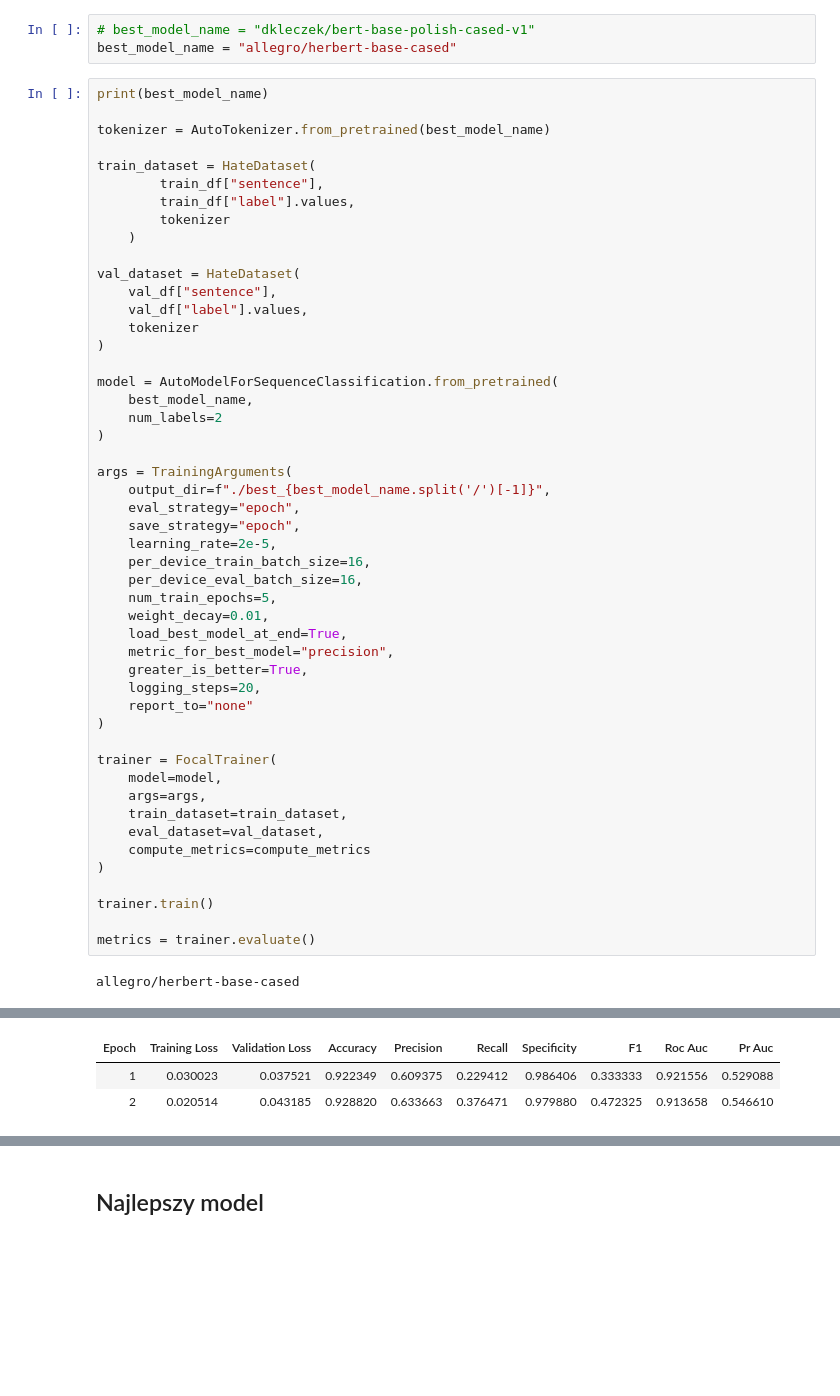
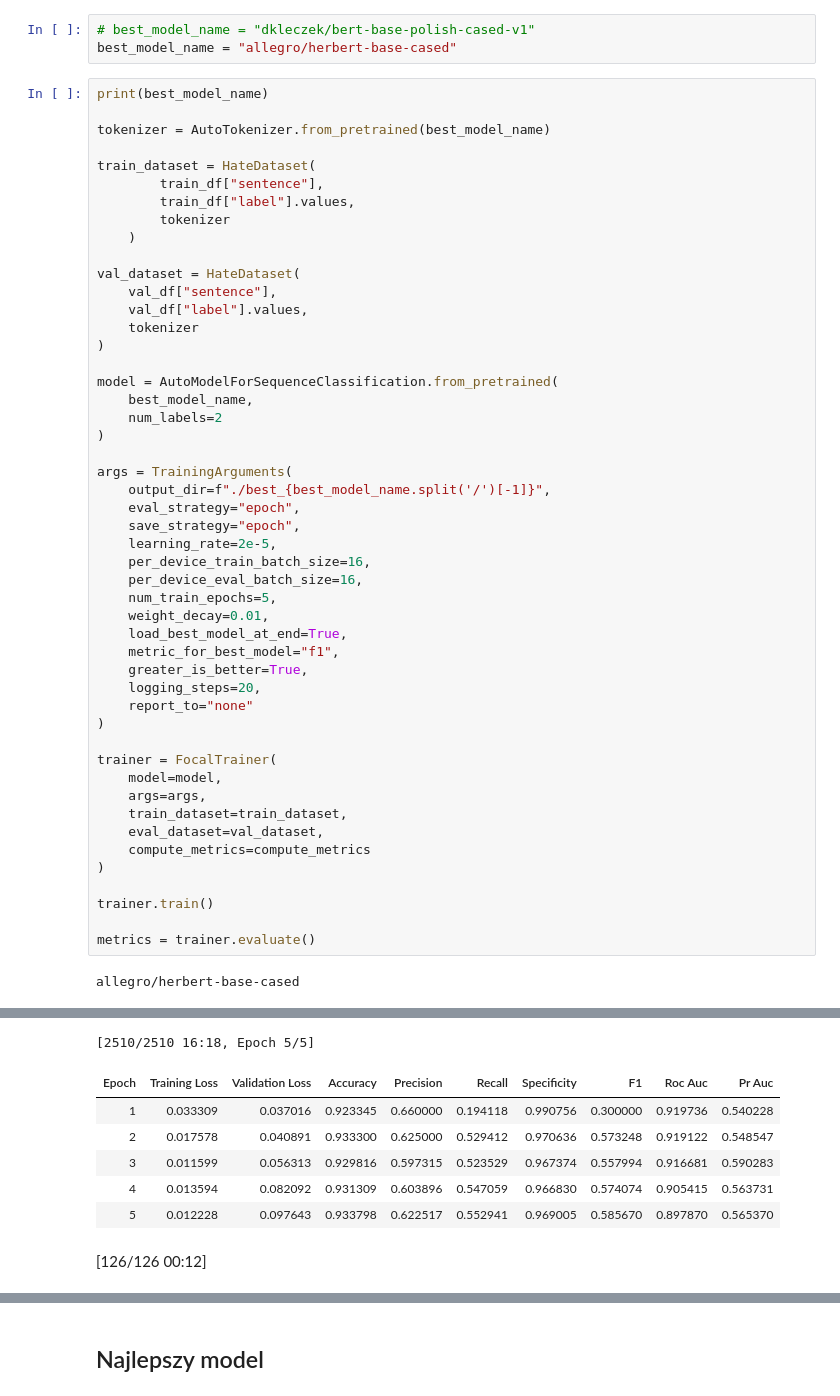
Before and after one commit to szymonsteccc/ssne_26L, a Jupyter notebook: FINAL/rozwiazanie.ipynb, the cells around one changed output, grey strips where cells are left out. Drawn from its saved outputs; the diff is of its cells as text; blank space fills up the shorter version.

```diff
--- a/FINAL/rozwiazanie.ipynb
+++ b/FINAL/rozwiazanie.ipynb
@@ -290,7 +290,7 @@ args = TrainingArguments(
     num_train_epochs=5,
     weight_decay=0.01,
     load_best_model_at_end=True,
-    metric_for_best_model="precision",
+    metric_for_best_model="f1",
     greater_is_better=True,
     logging_steps=20,
     report_to="none"
@@ -331,3 +337,8 @@ Notes:
+[2510/2510 16:18, Epoch 5/5]
 | Epoch | Training Loss | Validation Loss | Accuracy | Precision | Recall | Specificity | F1 | Roc Auc | Pr Auc |
-| 1 | 0.030023 | 0.037521 | 0.922349 | 0.609375 | 0.229412 | 0.986406 | 0.333333 | 0.921556 | 0.529088 |
-| 2 | 0.020514 | 0.043185 | 0.928820 | 0.633663 | 0.376471 | 0.979880 | 0.472325 | 0.913658 | 0.546610 |
+| 1 | 0.033309 | 0.037016 | 0.923345 | 0.660000 | 0.194118 | 0.990756 | 0.300000 | 0.919736 | 0.540228 |
+| 2 | 0.017578 | 0.040891 | 0.933300 | 0.625000 | 0.529412 | 0.970636 | 0.573248 | 0.919122 | 0.548547 |
+| 3 | 0.011599 | 0.056313 | 0.929816 | 0.597315 | 0.523529 | 0.967374 | 0.557994 | 0.916681 | 0.590283 |
+| 4 | 0.013594 | 0.082092 | 0.931309 | 0.603896 | 0.547059 | 0.966830 | 0.574074 | 0.905415 | 0.563731 |
+| 5 | 0.012228 | 0.097643 | 0.933798 | 0.622517 | 0.552941 | 0.969005 | 0.585670 | 0.897870 | 0.565370 |
+[126/126 00:12]
```
Also changed, not shown: parts of 4 cells of this notebook.
